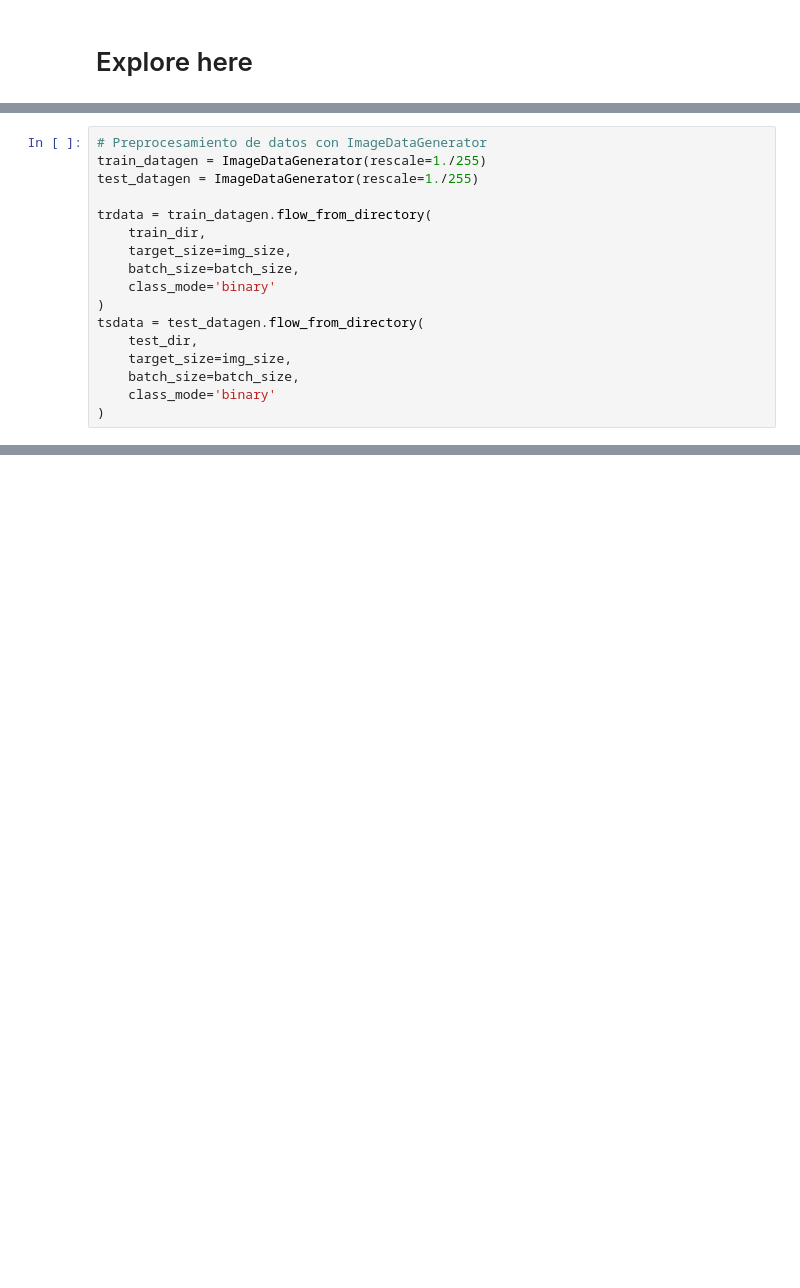
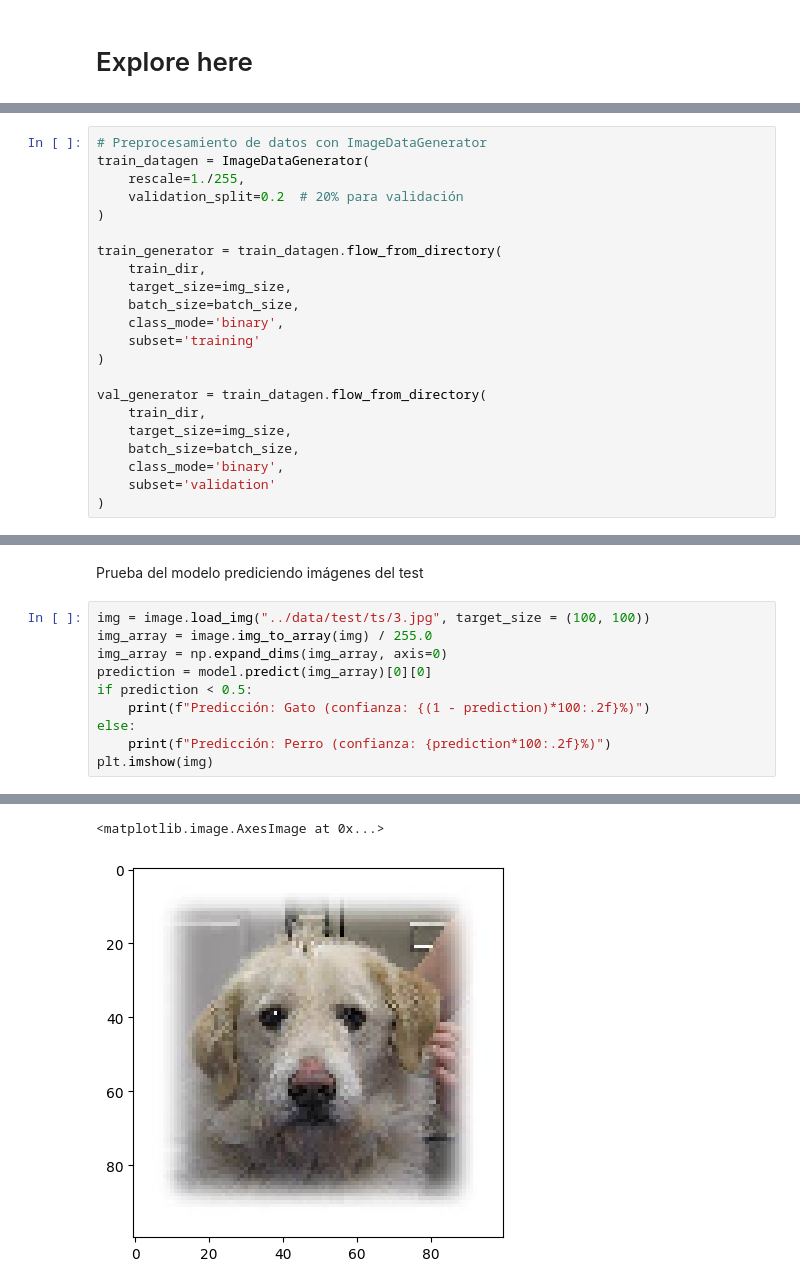
Before and after one commit to 4GeeksAcademy/pille9-clasif-image, a Jupyter notebook: src/explore.ipynb, the cells around one changed output, grey strips where cells are left out. Cells and saved outputs as stored; diff of their text form; blank space fills up the shorter version.

```diff
--- a/src/explore.ipynb
+++ b/src/explore.ipynb
@@ -76,18 +43,23 @@ print("Imágenes organizadas correctamente.")
 # %%
 # Preprocesamiento de datos con ImageDataGenerator
-train_datagen = ImageDataGenerator(rescale=1./255)
-test_datagen = ImageDataGenerator(rescale=1./255)
+train_datagen = ImageDataGenerator(
+    rescale=1./255,
+    validation_split=0.2  # 20% para validación
+)
 
-trdata = train_datagen.flow_from_directory(
+train_generator = train_datagen.flow_from_directory(
     train_dir,
     target_size=img_size,
     batch_size=batch_size,
-    class_mode='binary'
+    class_mode='binary',
+    subset='training'
 )
-tsdata = test_datagen.flow_from_directory(
-    test_dir,
+
+val_generator = train_datagen.flow_from_directory(
+    train_dir,
     target_size=img_size,
     batch_size=batch_size,
-    class_mode='binary'
+    class_mode='binary',
+    subset='validation'
 )
 # %% [output]
@@ -95,0 +161,13 @@ Found 0 images belonging to 0 classes.
+# %% [markdown]
+Prueba del modelo prediciendo imágenes del test
+# %%
+img = image.load_img("../data/test/ts/3.jpg", target_size = (100, 100))
+img_array = image.img_to_array(img) / 255.0
+img_array = np.expand_dims(img_array, axis=0)
+prediction = model.predict(img_array)[0][0]
+if prediction < 0.5:
+    print(f"Predicción: Gato (confianza: {(1 - prediction)*100:.2f}%)")
+else:
+    print(f"Predicción: Perro (confianza: {prediction*100:.2f}%)")
+plt.imshow(img)
+# %% [output]
@@ -95,0 +176,2 @@ Found 0 images belonging to 0 classes.
+<matplotlib.image.AxesImage at 0x...>
+[figure, added]
```
Also changed, not shown: parts of 18 cells of this notebook, 1 other file.
